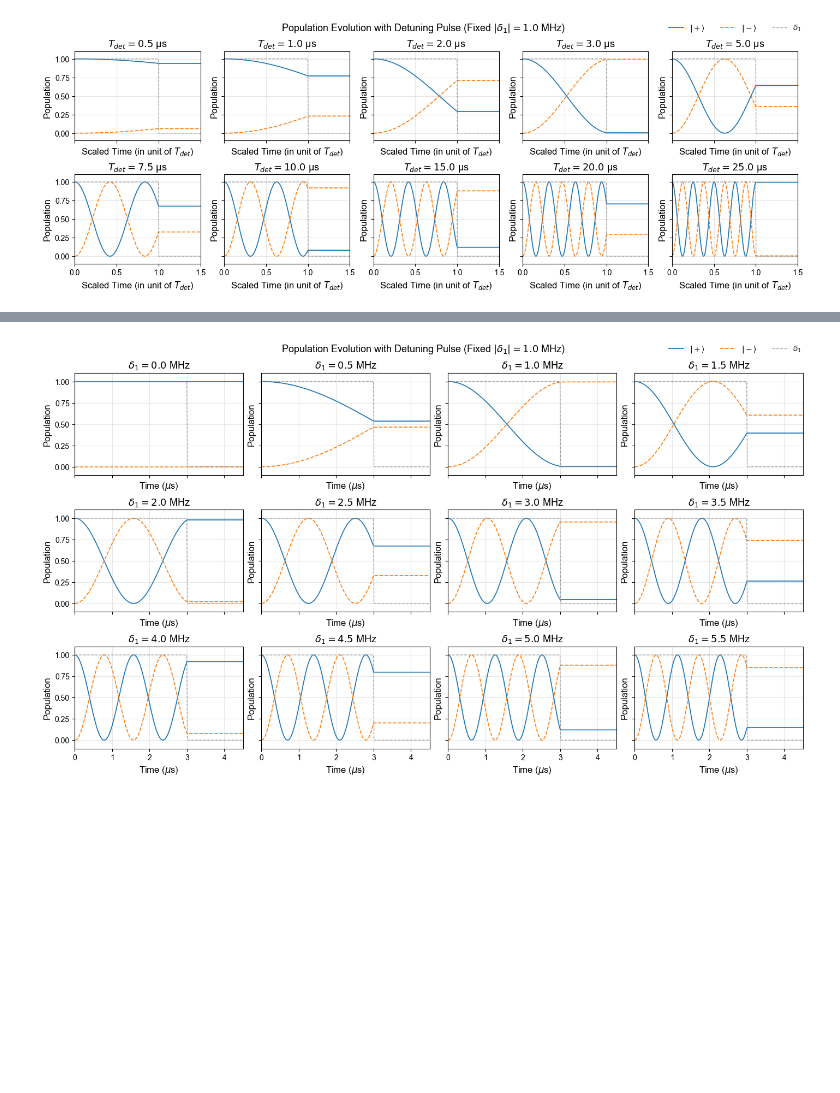
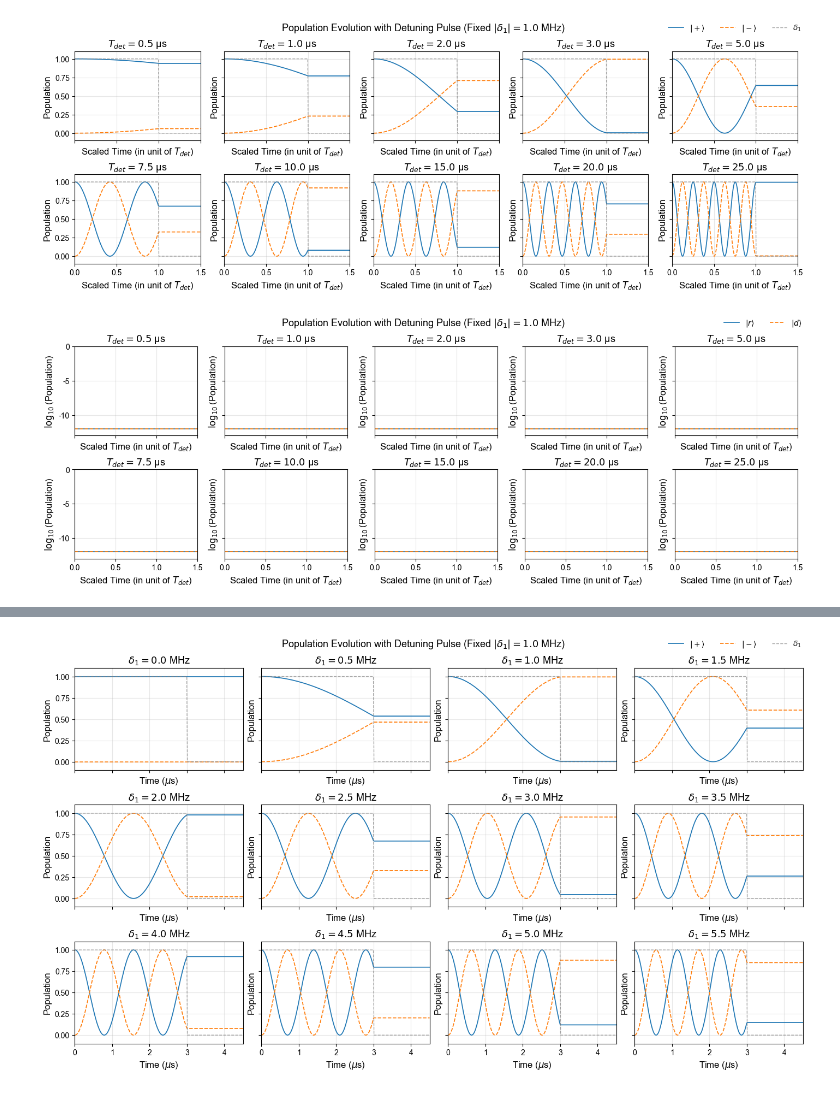
Before and after one commit to great-history/Neutral_Atom_Qubit_Simulations, a Jupyter notebook: module2_Z_gate_realization.ipynb, the cells around one changed output, grey strips where cells are left out. Drawn from its saved outputs; the diff is of its cells as text; code cells hidden in the pictures; blank space fills up the shorter version.

```diff
--- a/module2_Z_gate_realization.ipynb
+++ b/module2_Z_gate_realization.ipynb
@@ -186,3 +186,42 @@ fig = plot_multiple_population_evolution(
 )
 # %% [output]
 [figure]
+# %%
+# the population dict
+pop_dict_list = [
+    {
+        'result': res,
+        'indices': [2, 3],
+        'labels': [r'$|r\rangle$', r'$|d\rangle$'],
+        'sub_title': rf"$T_{{det}}={T_detuning:.1f}$ μs",
+        'plot_pulse': False,
+        'pulse_dict': {},
+        'xlabel': 'Scaled Time (in unit of $T_{det}$)',
+        'ylabel': 'Population',
+        'log_scale': True,
+        'ylim': (-13, 0)
+    }
+    for res, T_detuning in zip(res_list, T_detuning_list)
+]
+
+# global pulse dict
+# no global pulse to plot for detuning scan, I use pulse for each subplot instead
+
+
+# plotting multiple population evolutions
+plt.rcParams.update(plt_config)
+
+fig, axes = plt.subplots(2, 5, figsize=(14, 5), sharex=True, sharey=True, constrained_layout=True)
+axes = axes.ravel()
+
+fig = plot_multiple_population_evolution(
+    fig,
+    axes,
+    scale_tlist,
+    pop_dict_list,
+    suptitle = r"Population Evolution with Detuning Pulse (Fixed $|\delta_1|=1.0$ MHz)",
+    global_plot_pulse=False,
+    global_pulse_dict={}
+)
+# %% [output]
+[figure, added]
```
Also changed, not shown: parts of 1 cell of this notebook, 20 other files.
